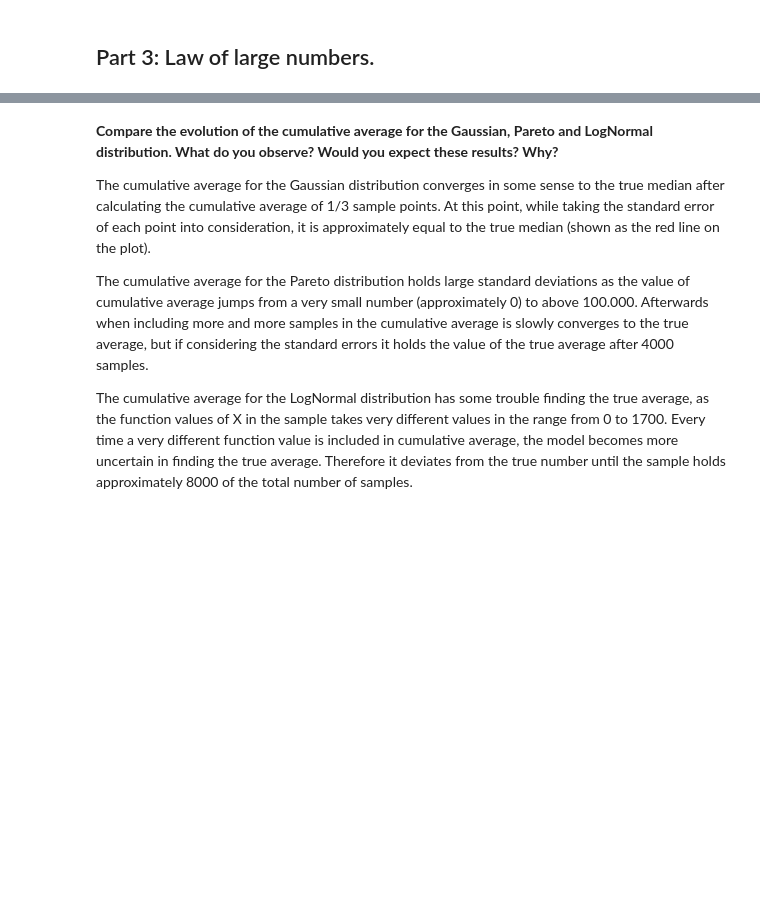
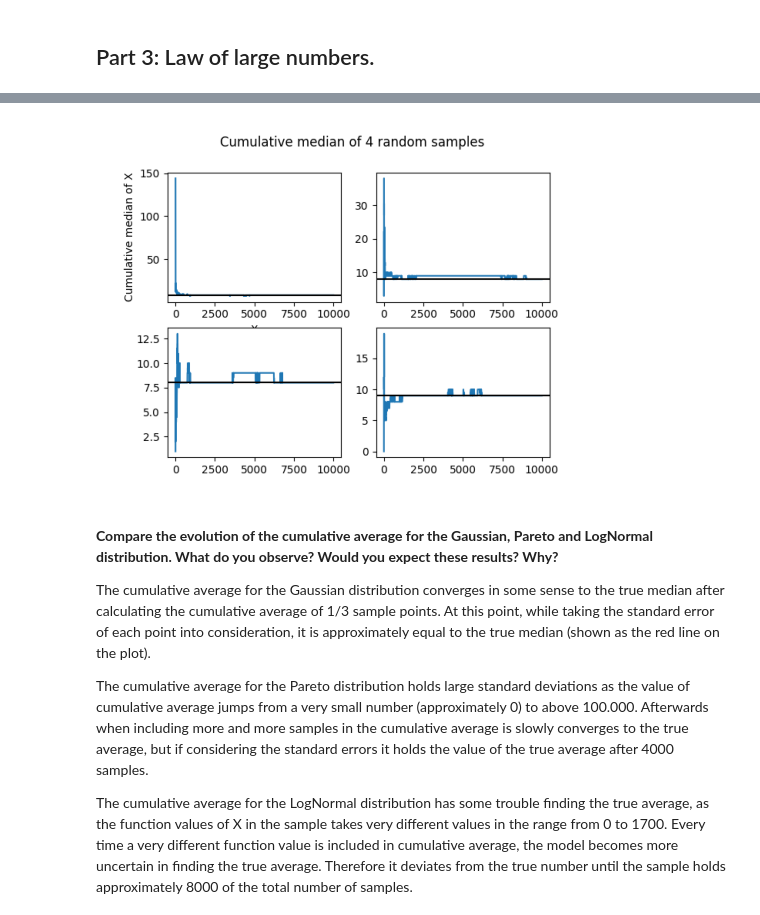
Before and after one commit to fridamariejoergensen/CSS, a Jupyter notebook: Assignment1.ipynb, the cells around one changed output, grey strips where cells are left out. Cells and saved outputs as stored; diff of their text form; code cells hidden in the pictures; blank space fills up the shorter version.

```diff
--- a/Assignment1.ipynb
+++ b/Assignment1.ipynb
@@ -1493,3 +1530,11 @@ plt.savefig('cumulative_median.png')
+# %%
+img3 = img.imread("cumulative_median.png")
+plt.grid(visible=None)
+plt.axis('off')
+plt.imshow(img3)
+plt.show()
+# %% [output]
+[figure, added]
 # %% [markdown]
 **Compare the evolution of the cumulative average for the Gaussian, Pareto and LogNormal distribution. What do you observe? Would you expect these results? Why?**
 
```
Also changed, not shown: parts of 33 cells of this notebook.
